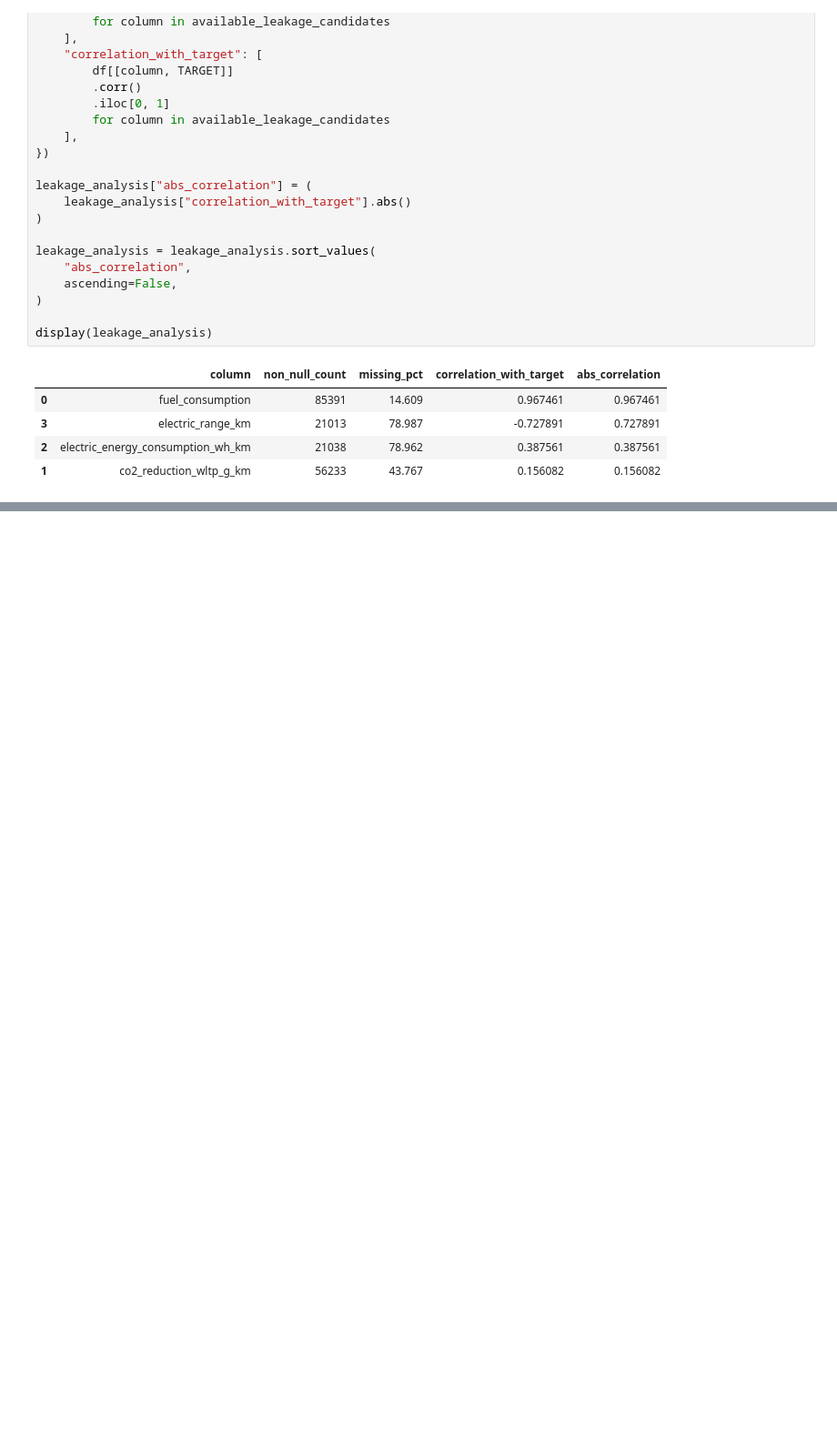
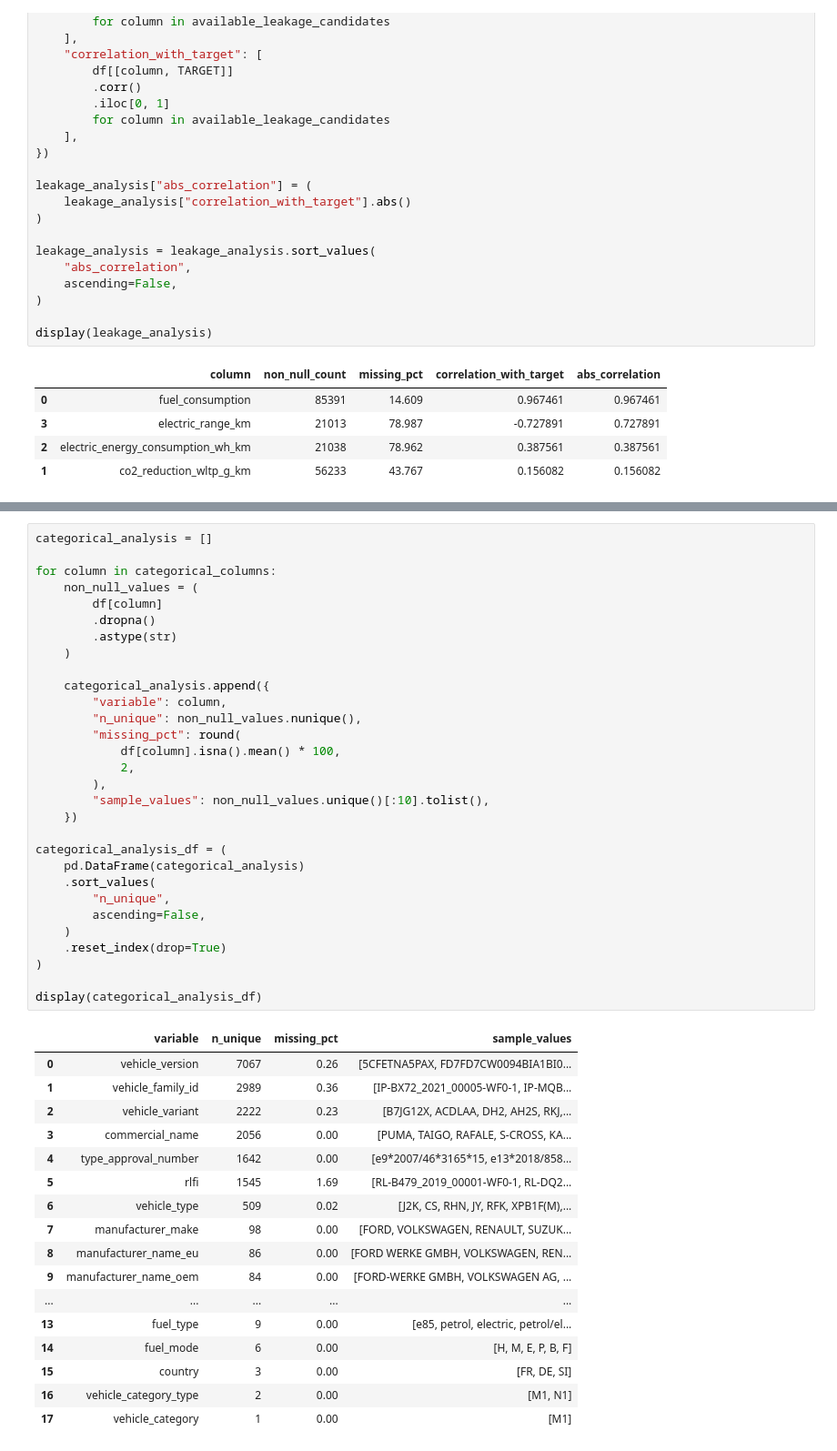
Before and after one commit to julienmbandong/vehicle-emissions-prediction-mlops, a Jupyter notebook: notebooks/02_feature_engineering/02_feature_engineering.ipynb, the cells around one changed output, grey strips where cells are left out. Shown at 91% size. Drawn from its saved outputs; the diff is of its cells as text; blank space fills up the shorter version.

```diff
--- a/notebooks/02_feature_engineering/02_feature_engineering.ipynb
+++ b/notebooks/02_feature_engineering/02_feature_engineering.ipynb
@@ -570,0 +567,48 @@ définitive.
+# %%
+categorical_analysis = []
+
+for column in categorical_columns:
+    non_null_values = (
+        df[column]
+        .dropna()
+        .astype(str)
+    )
+
+    categorical_analysis.append({
+        "variable": column,
+        "n_unique": non_null_values.nunique(),
+        "missing_pct": round(
+            df[column].isna().mean() * 100,
+            2,
+        ),
+        "sample_values": non_null_values.unique()[:10].tolist(),
+    })
+
+categorical_analysis_df = (
+    pd.DataFrame(categorical_analysis)
+    .sort_values(
+        "n_unique",
+        ascending=False,
+    )
+    .reset_index(drop=True)
+)
+
+display(categorical_analysis_df)
+# %% [output]
+|  | variable | n_unique | missing_pct | sample_values |
+| 0 | vehicle_version | 7067 | 0.26 | [5CFETNA5PAX, FD7FD7CW0094BIA1BI0... |
+| 1 | vehicle_family_id | 2989 | 0.36 | [IP-BX72_2021_00005-WF0-1, IP-MQB... |
+| 2 | vehicle_variant | 2222 | 0.23 | [B7JG12X, ACDLAA, DH2, AH2S, RKJ,... |
+| 3 | commercial_name | 2056 | 0.00 | [PUMA, TAIGO, RAFALE, S-CROSS, KA... |
+| 4 | type_approval_number | 1642 | 0.00 | [e9*2007/46*3165*15, e13*2018/858... |
+| 5 | rlfi | 1545 | 1.69 | [RL-B479_2019_00001-WF0-1, RL-DQ2... |
+| 6 | vehicle_type | 509 | 0.02 | [J2K, CS, RHN, JY, RFK, XPB1F(M),... |
+| 7 | manufacturer_make | 98 | 0.00 | [FORD, VOLKSWAGEN, RENAULT, SUZUK... |
+| 8 | manufacturer_name_eu | 86 | 0.00 | [FORD WERKE GMBH, VOLKSWAGEN, REN... |
+| 9 | manufacturer_name_oem | 84 | 0.00 | [FORD-WERKE GMBH, VOLKSWAGEN AG, ... |
+| ... | ... | ... | ... | ... |
+| 13 | fuel_type | 9 | 0.00 | [e85, petrol, electric, petrol/el... |
+| 14 | fuel_mode | 6 | 0.00 | [H, M, E, P, B, F] |
+| 15 | country | 3 | 0.00 | [FR, DE, SI] |
+| 16 | vehicle_category_type | 2 | 0.00 | [M1, N1] |
+| 17 | vehicle_category | 1 | 0.00 | [M1] |
```
Also changed, not shown: parts of 20 cells of this notebook, 1 other file.
